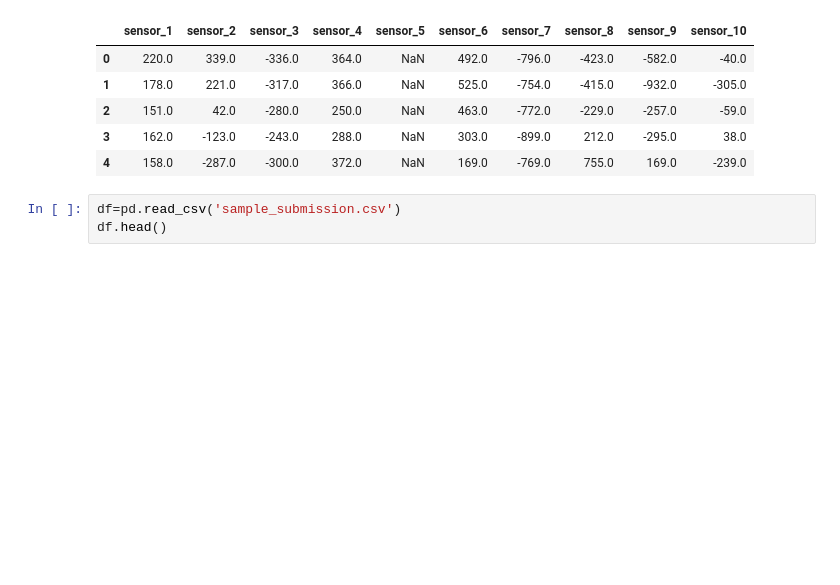
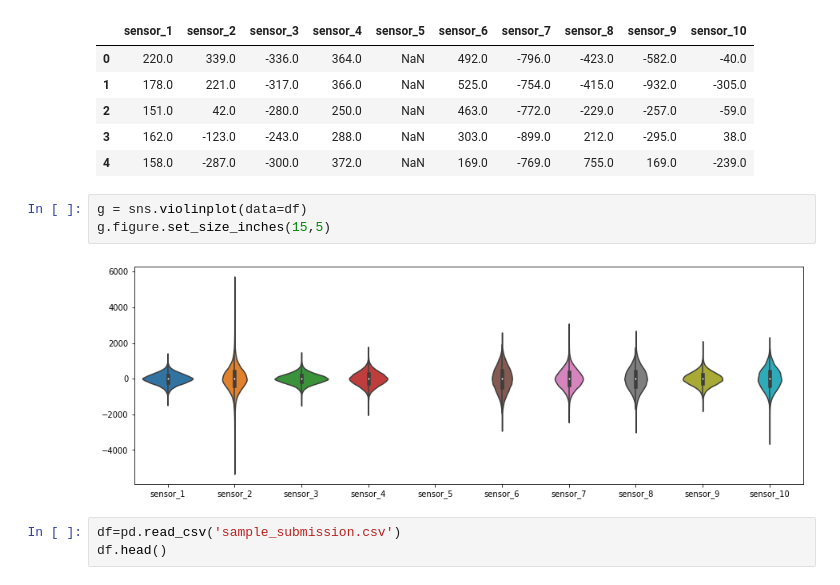
Before and after one commit to abishekabi/Volcanic-Eruption-Prediction, a Jupyter notebook: predict_volcanic_eruptions.ipynb, the cells around one changed output. Saved outputs shown, nothing was run; the diff lists cells and outputs as text; blank space fills up the shorter version.

```diff
--- a/predict_volcanic_eruptions.ipynb
+++ b/predict_volcanic_eruptions.ipynb
@@ -62,6 +70,11 @@ df.head()
 | 2 | 151.0 | 42.0 | -280.0 | 250.0 | NaN | 463.0 | -772.0 | -229.0 | -257.0 | -59.0 |
 | 3 | 162.0 | -123.0 | -243.0 | 288.0 | NaN | 303.0 | -899.0 | 212.0 | -295.0 | 38.0 |
 | 4 | 158.0 | -287.0 | -300.0 | 372.0 | NaN | 169.0 | -769.0 | 755.0 | 169.0 | -239.0 |
+# %%
+g = sns.violinplot(data=df)
+g.figure.set_size_inches(15,5)
+# %% [output]
+[figure, added]
 # %%
 df=pd.read_csv('sample_submission.csv')
 df.head()
```
Also changed, not shown: parts of 11 cells of this notebook.
